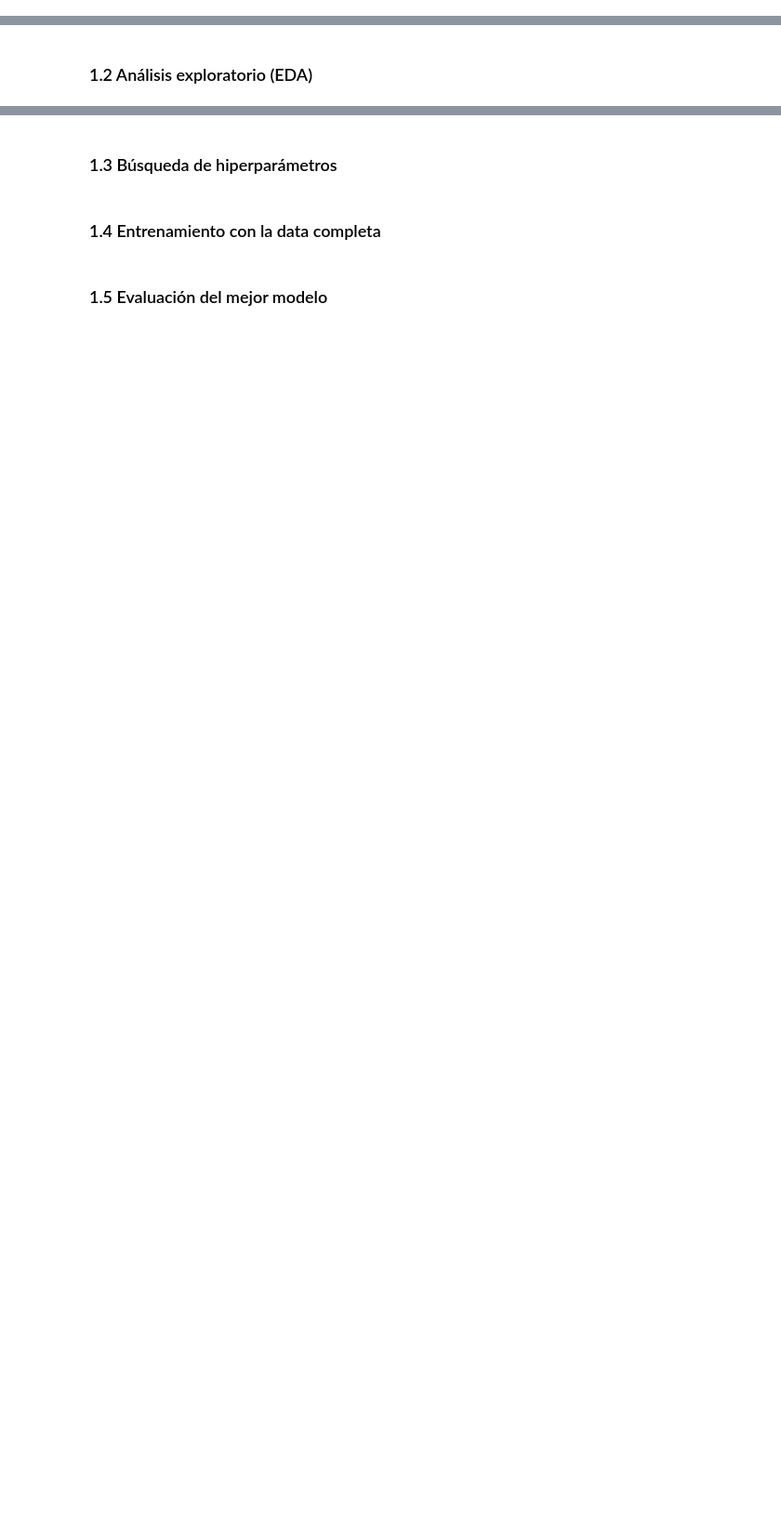
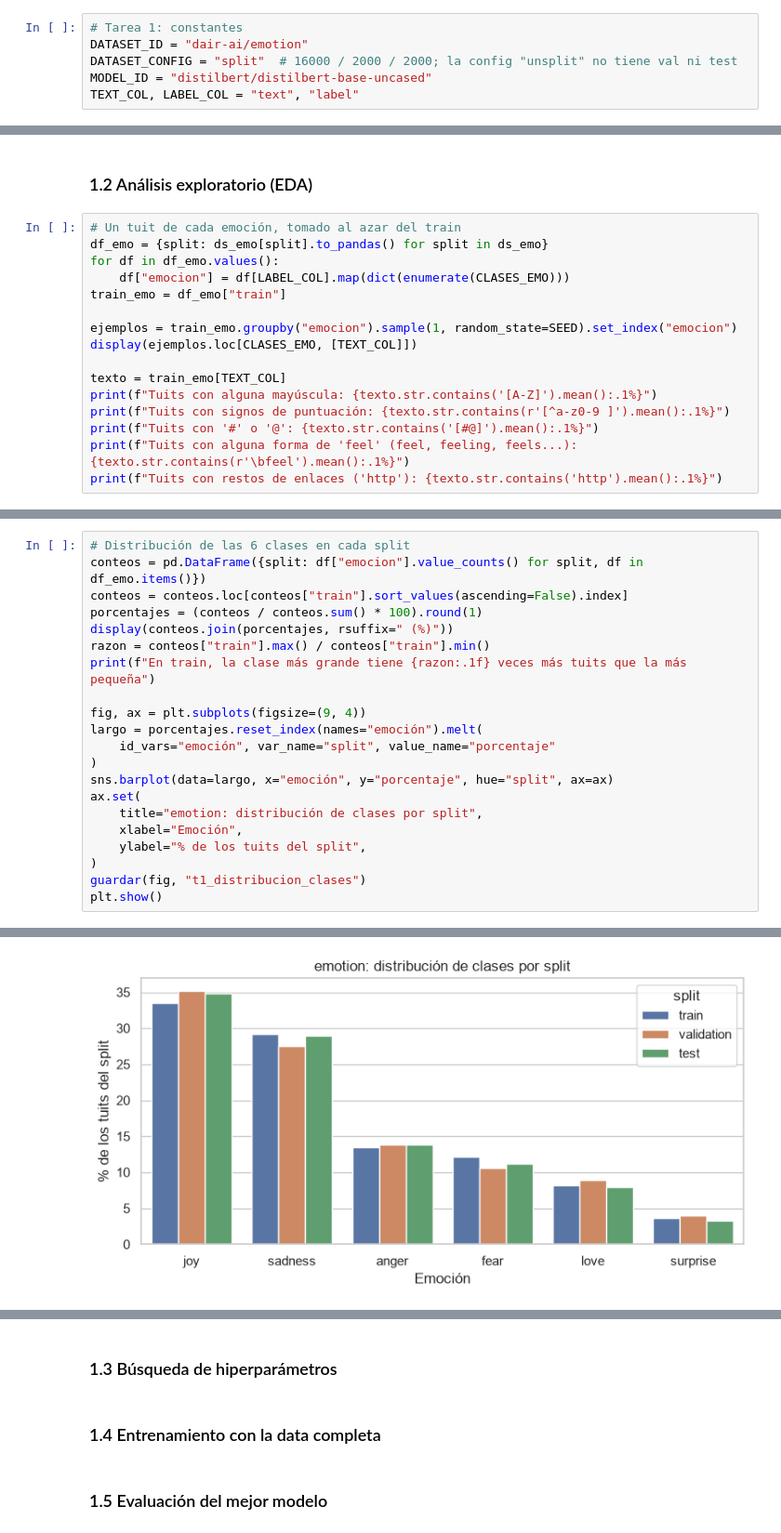
Before and after one commit to DiegoMunozCarvajalUdeA/nlp-finetuning-hf, a Jupyter notebook: notebooks/proyecto2_finetuning.ipynb, the cells around one changed output, grey strips where cells are left out. Shown at 93% size. Saved outputs shown, nothing was run; the diff lists cells and outputs as text; blank space fills up the shorter version.

Commit message:
feat: agregar descripción y eda al notebook
Incluye la introducción y las secciones x.1 y x.2 de las tres tareas, con las salidas ya ejecutadas.

```diff
--- a/notebooks/proyecto2_finetuning.ipynb
+++ b/notebooks/proyecto2_finetuning.ipynb
@@ -158,2 +255,8 @@ print(f"OUTPUT_DIR:   {OUTPUT_DIR}")
+# %%
+# Tarea 1: constantes
+DATASET_ID = "dair-ai/emotion"
+DATASET_CONFIG = "split"  # 16000 / 2000 / 2000; la config "unsplit" no tiene val ni test
+MODEL_ID = "distilbert/distilbert-base-uncased"
+TEXT_COL, LABEL_COL = "text", "label"
 # %% [markdown]
 ### 1.1 Descripción del dataset
@@ -160,2 +291,18 @@ print(f"OUTPUT_DIR:   {OUTPUT_DIR}")
 # %% [markdown]
 ### 1.2 Análisis exploratorio (EDA)
+# %%
+# Un tuit de cada emoción, tomado al azar del train
+df_emo = {split: ds_emo[split].to_pandas() for split in ds_emo}
+for df in df_emo.values():
+    df["emocion"] = df[LABEL_COL].map(dict(enumerate(CLASES_EMO)))
+train_emo = df_emo["train"]
+
+ejemplos = train_emo.groupby("emocion").sample(1, random_state=SEED).set_index("emocion")
+display(ejemplos.loc[CLASES_EMO, [TEXT_COL]])
+
+texto = train_emo[TEXT_COL]
+print(f"Tuits con alguna mayúscula: {texto.str.contains('[A-Z]').mean():.1%}")
+print(f"Tuits con signos de puntuación: {texto.str.contains(r'[^a-z0-9 ]').mean():.1%}")
+print(f"Tuits con '#' o '@': {texto.str.contains('[#@]').mean():.1%}")
+print(f"Tuits con alguna forma de 'feel' (feel, feeling, feels...): {texto.str.contains(r'\bfeel').mean():.1%}")
+print(f"Tuits con restos de enlaces ('http'): {texto.str.contains('http').mean():.1%}")
@@ -161,0 +325,22 @@ print(f"OUTPUT_DIR:   {OUTPUT_DIR}")
+# %%
+# Distribución de las 6 clases en cada split
+conteos = pd.DataFrame({split: df["emocion"].value_counts() for split, df in df_emo.items()})
+conteos = conteos.loc[conteos["train"].sort_values(ascending=False).index]
+porcentajes = (conteos / conteos.sum() * 100).round(1)
+display(conteos.join(porcentajes, rsuffix=" (%)"))
+razon = conteos["train"].max() / conteos["train"].min()
+print(f"En train, la clase más grande tiene {razon:.1f} veces más tuits que la más pequeña")
+
+fig, ax = plt.subplots(figsize=(9, 4))
+largo = porcentajes.reset_index(names="emoción").melt(
+    id_vars="emoción", var_name="split", value_name="porcentaje"
+)
+sns.barplot(data=largo, x="emoción", y="porcentaje", hue="split", ax=ax)
+ax.set(
+    title="emotion: distribución de clases por split",
+    xlabel="Emoción",
+    ylabel="% de los tuits del split",
+)
+guardar(fig, "t1_distribucion_clases")
+plt.show()
+# %% [output]
@@ -161,0 +356 @@ print(f"OUTPUT_DIR:   {OUTPUT_DIR}")
+[figure, added]
```
Also changed, not shown: parts of 50 cells of this notebook.
